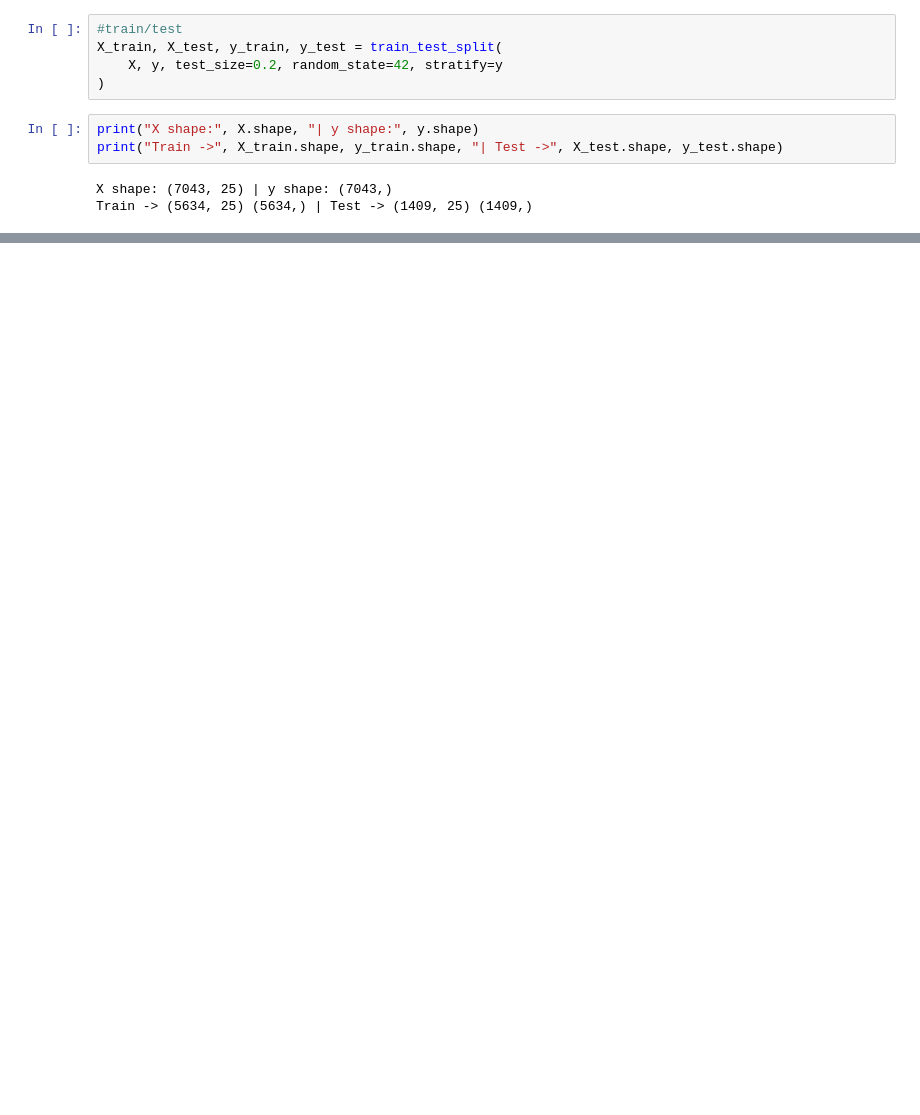
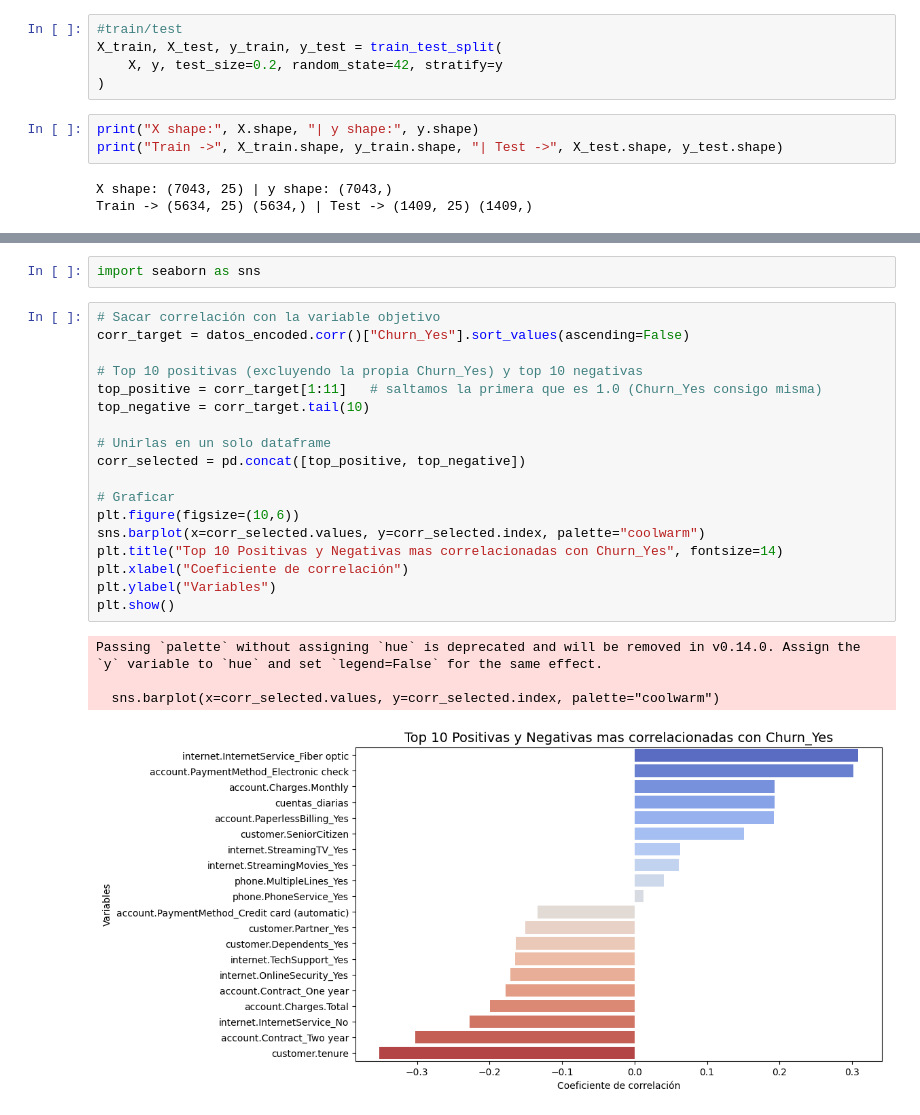
Before and after one commit to Diana13Delgado/Challenge-TelecomX-parte-2, a Jupyter notebook: Challenge_TelecomX_parte_2.ipynb, the cells around one changed output, grey strips where cells are left out. Saved outputs shown, nothing was run; the diff lists cells and outputs as text; blank space fills up the shorter version.

```diff
--- a/Challenge_TelecomX_parte_2.ipynb
+++ b/Challenge_TelecomX_parte_2.ipynb
@@ -150,0 +247,25 @@ Train -> (5634, 25) (5634,) | Test -> (1409, 25) (1409,)
+# %%
+import seaborn as sns
+# %%
+# Sacar correlación con la variable objetivo
+corr_target = datos_encoded.corr()["Churn_Yes"].sort_values(ascending=False)
+
+# Top 10 positivas (excluyendo la propia Churn_Yes) y top 10 negativas
+top_positive = corr_target[1:11]   # saltamos la primera que es 1.0 (Churn_Yes consigo misma)
+top_negative = corr_target.tail(10)
+
+# Unirlas en un solo dataframe
+corr_selected = pd.concat([top_positive, top_negative])
+
+# Graficar
+plt.figure(figsize=(10,6))
+sns.barplot(x=corr_selected.values, y=corr_selected.index, palette="coolwarm")
+plt.title("Top 10 Positivas y Negativas mas correlacionadas con Churn_Yes", fontsize=14)
+plt.xlabel("Coeficiente de correlación")
+plt.ylabel("Variables")
+plt.show()
+# %% [output]
+Passing `palette` without assigning `hue` is deprecated and will be removed in v0.14.0. Assign the `y` variable to `hue` and set `legend=False` for the same effect.
+
+  sns.barplot(x=corr_selected.values, y=corr_selected.index, palette="coolwarm")
+[figure, added]
```
Also changed, not shown: parts of 41 cells of this notebook.
